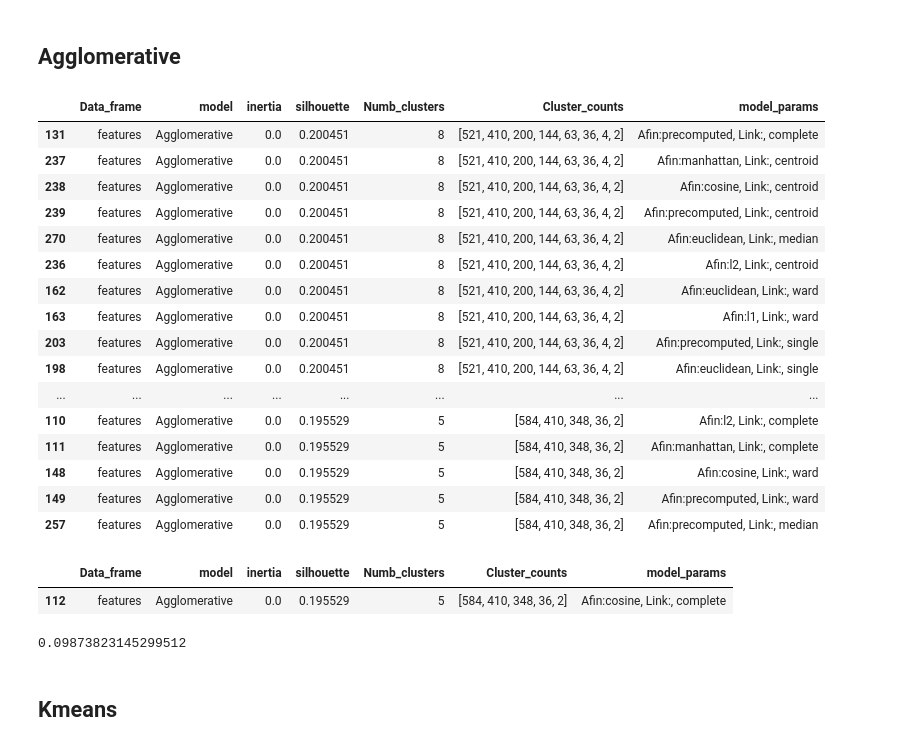
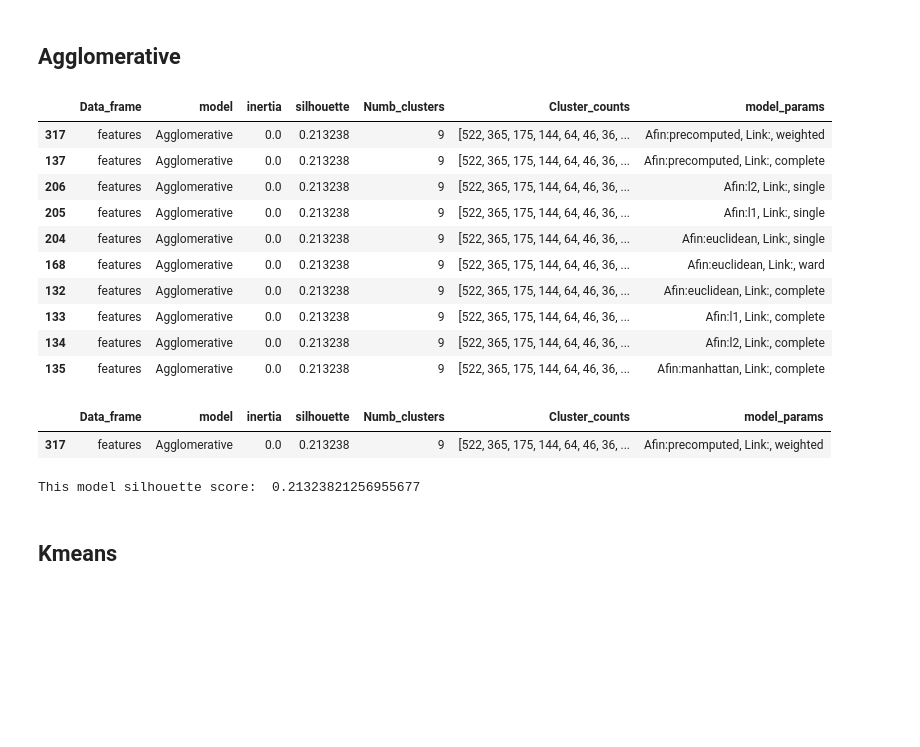
Before and after one commit to berkurka/Mutual_Fund_Clustering, a Jupyter notebook: Notebooks/Building Models.ipynb, the cells around one changed output. Saved outputs shown, nothing was run; the diff lists cells and outputs as text; code cells hidden in the pictures; blank space fills up the shorter version.

```diff
--- a/Notebooks/Building Models.ipynb
+++ b/Notebooks/Building Models.ipynb
@@ -17,0 +13,3 @@ features = [col for col in X_sc.columns.values if col not in remove_list]
+# %%
+## Setting Feature list for clustering
+features = X_sc.columns.values
@@ -18,20 +20,22 @@ features = [col for col in X_sc.columns.values if col not in remove_list]
 # %%
-## FUNCION MODEL PARAMETERS
+## Creating Dictionary for Hyper Parameters grid search in each model
 model_dic = {"kmeans": {"init_seed": [10],
                   "inits"  :  ["k-means++","random"],
                   "clusters_list": range(2,20),
                   "tol": 0.0001},
+
             "hierarchy": {"linkage_method":['complete','ward', 'single',
                            'centroid','median','weighted'],"t": range(4,15),
                           "criterion": "maxclust"},
+
            "Agglomerative": {"linkage_method":['complete','ward', 'single',
-                             'centroid','median','weighted'],
-                             'clusters_list':range(4,15),
+                             'centroid','median','weighted'],'clusters_list':range(4,15),
                              "affinity": ['euclidean', 'l1', 'l2', 'manhattan',
-                                      'cosine', 'precomputed'],
-                         "clusters_list": range(4,10)},
+                             'cosine', 'precomputed'],"clusters_list": range(4,10)},
+
             "dbscan": {"epslons":np.linspace(0.5,20,20),
                        "min_samples": [1,3,5,7,9,11,13,15,17,19,21,23,25,27,31]
             }}
-## FUNCION DATA FRAME PARAMETERS
+
+## Dictonary with features lists to grid search
 df_dic = {'features': X_sc[features]}
@@ -226,36 +239,30 @@ hierarchy_1 = hierarchy.fcluster(z, 9, "maxclust")
 ## Agglomerative
 # %%
 display(results[(results.model == 'Agglomerative')& (results.Numb_clusters <10)]\
-.sort_values(by=['silhouette'],ascending = False)[120:160])
+.sort_values(by=['silhouette'],ascending = False)[0:10])
 # %% [output]
 |  | Data_frame | model | inertia | silhouette | Numb_clusters | Cluster_counts | model_params |
-| 131 | features | Agglomerative | 0.0 | 0.200451 | 8 | [521, 410, 200, 144, 63, 36, 4, 2] | Afin:precomputed, Link:, complete |
-| 237 | features | Agglomerative | 0.0 | 0.200451 | 8 | [521, 410, 200, 144, 63, 36, 4, 2] | Afin:manhattan, Link:, centroid |
-| 238 | features | Agglomerative | 0.0 | 0.200451 | 8 | [521, 410, 200, 144, 63, 36, 4, 2] | Afin:cosine, Link:, centroid |
-| 239 | features | Agglomerative | 0.0 | 0.200451 | 8 | [521, 410, 200, 144, 63, 36, 4, 2] | Afin:precomputed, Link:, centroid |
-| 270 | features | Agglomerative | 0.0 | 0.200451 | 8 | [521, 410, 200, 144, 63, 36, 4, 2] | Afin:euclidean, Link:, median |
-| 236 | features | Agglomerative | 0.0 | 0.200451 | 8 | [521, 410, 200, 144, 63, 36, 4, 2] | Afin:l2, Link:, centroid |
-| 162 | features | Agglomerative | 0.0 | 0.200451 | 8 | [521, 410, 200, 144, 63, 36, 4, 2] | Afin:euclidean, Link:, ward |
-| 163 | features | Agglomerative | 0.0 | 0.200451 | 8 | [521, 410, 200, 144, 63, 36, 4, 2] | Afin:l1, Link:, ward |
-| 203 | features | Agglomerative | 0.0 | 0.200451 | 8 | [521, 410, 200, 144, 63, 36, 4, 2] | Afin:precomputed, Link:, single |
-| 198 | features | Agglomerative | 0.0 | 0.200451 | 8 | [521, 410, 200, 144, 63, 36, 4, 2] | Afin:euclidean, Link:, single |
-| ... | ... | ... | ... | ... | ... | ... | ... |
-| 110 | features | Agglomerative | 0.0 | 0.195529 | 5 | [584, 410, 348, 36, 2] | Afin:l2, Link:, complete |
-| 111 | features | Agglomerative | 0.0 | 0.195529 | 5 | [584, 410, 348, 36, 2] | Afin:manhattan, Link:, complete |
-| 148 | features | Agglomerative | 0.0 | 0.195529 | 5 | [584, 410, 348, 36, 2] | Afin:cosine, Link:, ward |
-| 149 | features | Agglomerative | 0.0 | 0.195529 | 5 | [584, 410, 348, 36, 2] | Afin:precomputed, Link:, ward |
-| 257 | features | Agglomerative | 0.0 | 0.195529 | 5 | [584, 410, 348, 36, 2] | Afin:precomputed, Link:, median |
+| 317 | features | Agglomerative | 0.0 | 0.213238 | 9 | [522, 365, 175, 144, 64, 46, 36, ... | Afin:precomputed, Link:, weighted |
+| 137 | features | Agglomerative | 0.0 | 0.213238 | 9 | [522, 365, 175, 144, 64, 46, 36, ... | Afin:precomputed, Link:, complete |
+| 206 | features | Agglomerative | 0.0 | 0.213238 | 9 | [522, 365, 175, 144, 64, 46, 36, ... | Afin:l2, Link:, single |
+| 205 | features | Agglomerative | 0.0 | 0.213238 | 9 | [522, 365, 175, 144, 64, 46, 36, ... | Afin:l1, Link:, single |
+| 204 | features | Agglomerative | 0.0 | 0.213238 | 9 | [522, 365, 175, 144, 64, 46, 36, ... | Afin:euclidean, Link:, single |
+| 168 | features | Agglomerative | 0.0 | 0.213238 | 9 | [522, 365, 175, 144, 64, 46, 36, ... | Afin:euclidean, Link:, ward |
+| 132 | features | Agglomerative | 0.0 | 0.213238 | 9 | [522, 365, 175, 144, 64, 46, 36, ... | Afin:euclidean, Link:, complete |
+| 133 | features | Agglomerative | 0.0 | 0.213238 | 9 | [522, 365, 175, 144, 64, 46, 36, ... | Afin:l1, Link:, complete |
+| 134 | features | Agglomerative | 0.0 | 0.213238 | 9 | [522, 365, 175, 144, 64, 46, 36, ... | Afin:l2, Link:, complete |
+| 135 | features | Agglomerative | 0.0 | 0.213238 | 9 | [522, 365, 175, 144, 64, 46, 36, ... | Afin:manhattan, Link:, complete |
 # %%
-display(results.loc[[112]])
+display(results.loc[[317]])
 # Agglomerative parameters
-ac = AgglomerativeClustering(n_clusters=5, affinity='cosine', linkage='complete')
+ac = AgglomerativeClustering(n_clusters=9)
 ac.fit(X_sc[features])
-print(silhouette_score(X_sc[features], ac.labels_))
+print("This model silhouette score: ",silhouette_score(X_sc[features],  ac.labels_))
 agglomerative_1 = ac.labels_
 # %% [output]
 |  | Data_frame | model | inertia | silhouette | Numb_clusters | Cluster_counts | model_params |
-| 112 | features | Agglomerative | 0.0 | 0.195529 | 5 | [584, 410, 348, 36, 2] | Afin:cosine, Link:, complete |
+| 317 | features | Agglomerative | 0.0 | 0.213238 | 9 | [522, 365, 175, 144, 64, 46, 36, ... | Afin:precomputed, Link:, weighted |
-0.09873823145299512
+This model silhouette score:  0.21323821256955677
 # %% [markdown]
 ## Kmeans
 # %%
```
Also changed, not shown: parts of 58 cells of this notebook, 9 other files.
